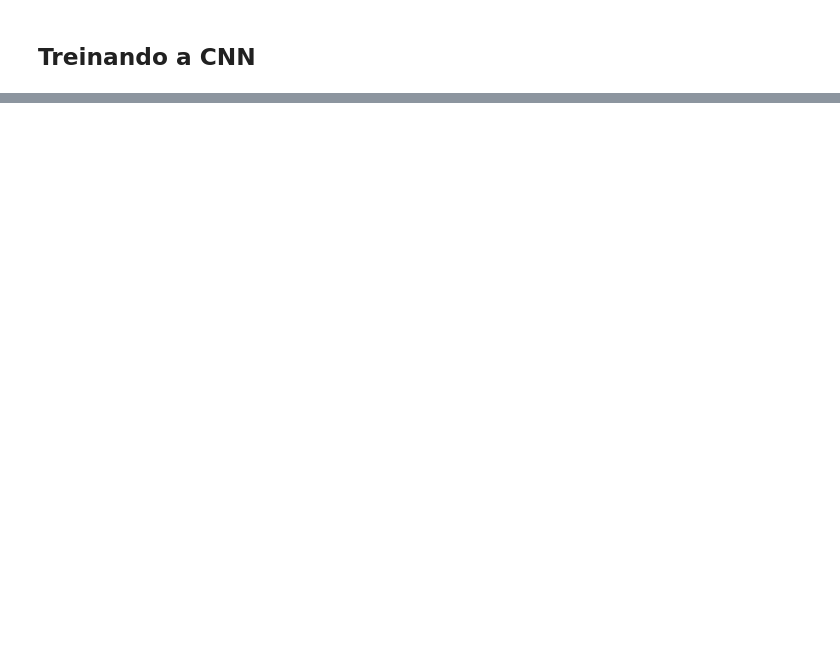
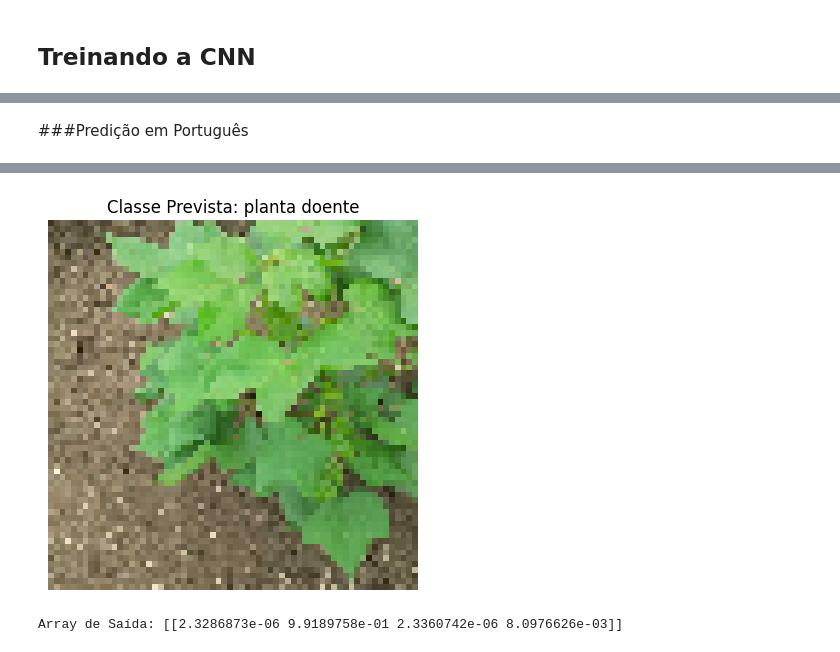
Before and after one commit to RianGBispo/Previs-o-de-doen-as-do-algod-o, a Jupyter notebook: Cotton.ipynb, the cells around one changed output, grey strips where cells are left out. Cells and saved outputs as stored; diff of their text form; code cells hidden in the pictures; blank space fills up the shorter version.

```diff
--- a/Cotton.ipynb
+++ b/Cotton.ipynb
@@ -189,0 +261,46 @@ _________________________________________________________________
+# %% [markdown]
+###Predição em Português
+# %%
+import matplotlib.pyplot as plt
+import numpy as np
+
+def visualize_image_and_prediction(model, image_path, class_names):
+    # Dicionário de tradução
+    translation_dict = {
+        'diseased_leaf': 'folha doente',
+        'diseased_plant': 'planta doente',
+        'fresh_leaf': 'folha saudável',
+        'fresh_plant': 'planta saudável'
+    }
+
+    # Carregando a imagem
+    test_image = image.load_img(image_path, target_size=(64, 64))
+    test_image_array = image.img_to_array(test_image)
+    test_image_array = test_image_array / 255.0  # Normalizando os valores dos pixels para o intervalo [0, 1]
+
+    # Expandindo as dimensões para a previsão
+    test_image_array = np.expand_dims(test_image_array, axis=0)
+
+    # Realizando a previsão
+    result = model.predict(test_image_array)
+
+    # Mapeando os resultados para as classes
+    predicted_class_index = np.argmax(result)
+    predicted_class_english = class_names[predicted_class_index]
+    predicted_class_portuguese = translation_dict.get(predicted_class_english, predicted_class_english)
+
+    # Exibindo a imagem
+    plt.imshow(test_image)
+    plt.title(f'Classe Prevista: {predicted_class_portuguese}')
+    plt.axis('off')
+    plt.show()
+
+    # Exibindo o array de saída
+    print("Array de Saída:", result)
+
+# Exemplo de uso
+image_path = 'Cotton Disease/test/diseased cotton plant/dd (176)_iaip.jpg'
+class_names = ["diseased_leaf", "diseased_plant", "fresh_leaf", "fresh_plant"]
+
+visualize_image_and_prediction(cnn, image_path, class_names)
+# %% [output]
@@ -189,0 +308,2 @@ _________________________________________________________________
+[figure, added]
+Array de Saída: [[2.3286873e-06 9.9189758e-01 2.3360742e-06 8.0976626e-03]]
```
Also changed, not shown: parts of 19 cells of this notebook, 1 other file.
